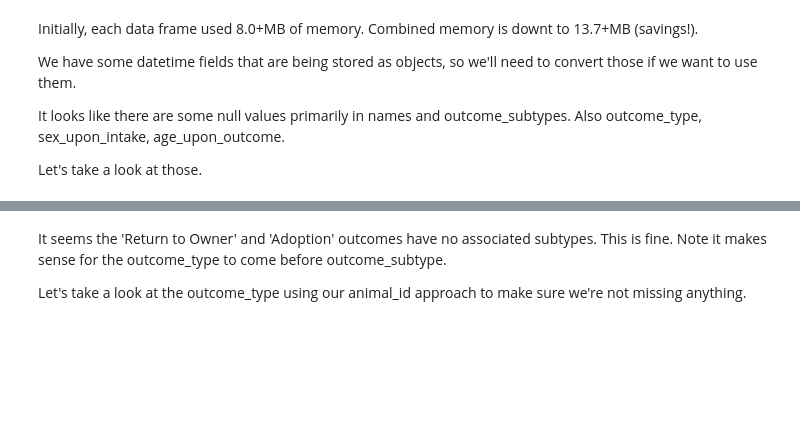
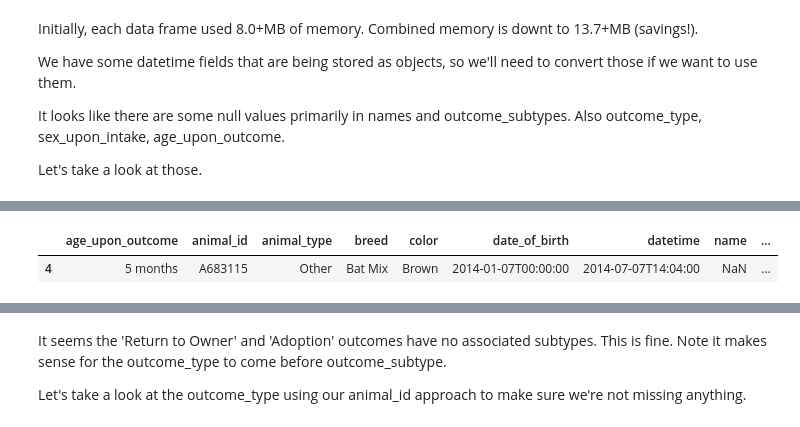
Before and after one commit to brandanscully/DATA_510, a Jupyter notebook: data510_Lecture_10.ipynb, the cells around one changed output, grey strips where cells are left out. Cells and saved outputs as stored; diff of their text form; code cells hidden in the pictures; blank space fills up the shorter version.

```diff
--- a/data510_Lecture_10.ipynb
+++ b/data510_Lecture_10.ipynb
@@ -125,3 +264,8 @@ df_i_o[df_i_o.name.isna()].head()
+# %%
+df_o[df_o['animal_id']=='A683115']
+# %% [output]
+|  | age_upon_outcome | animal_id | animal_type | breed | color | date_of_birth | datetime | name | ... |
+| 4 | 5 months | A683115 | Other | Bat Mix | Brown | 2014-01-07T00:00:00 | 2014-07-07T14:04:00 | NaN | ... |
 # %%
 #let's set NaN names to Unknown.
 df_i_o['name'].fillna('Unknown', inplace=True)
```
Also changed, not shown: parts of 49 cells of this notebook.
